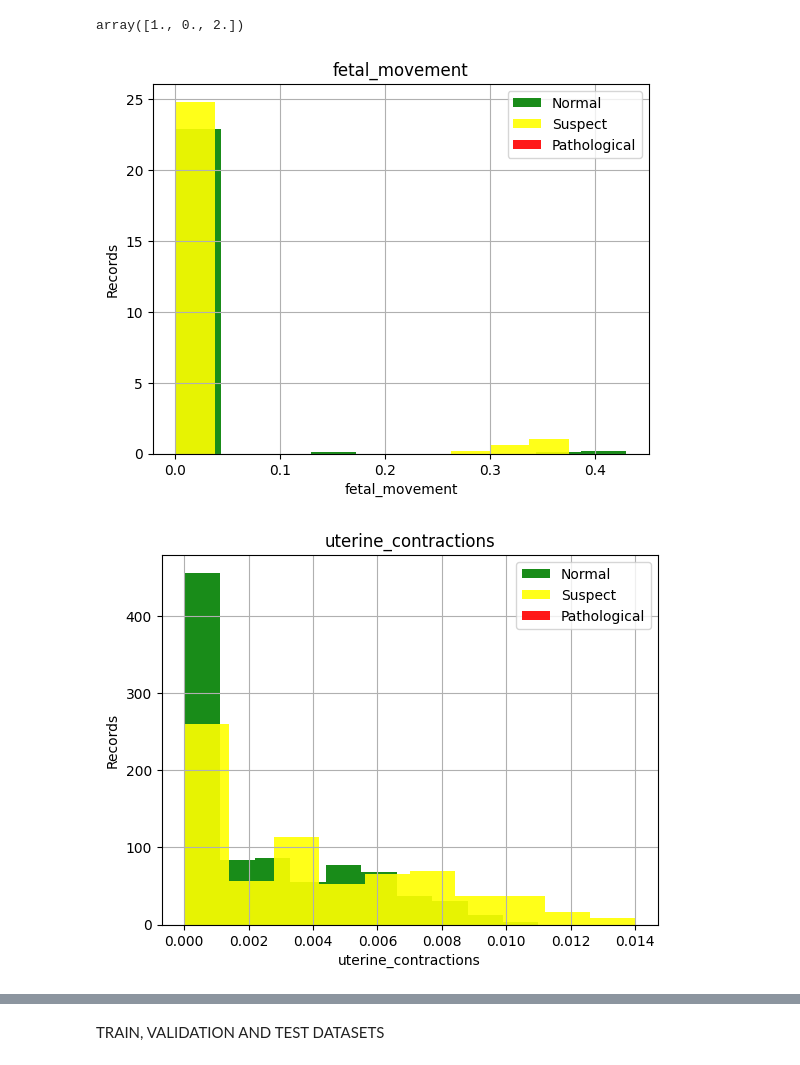
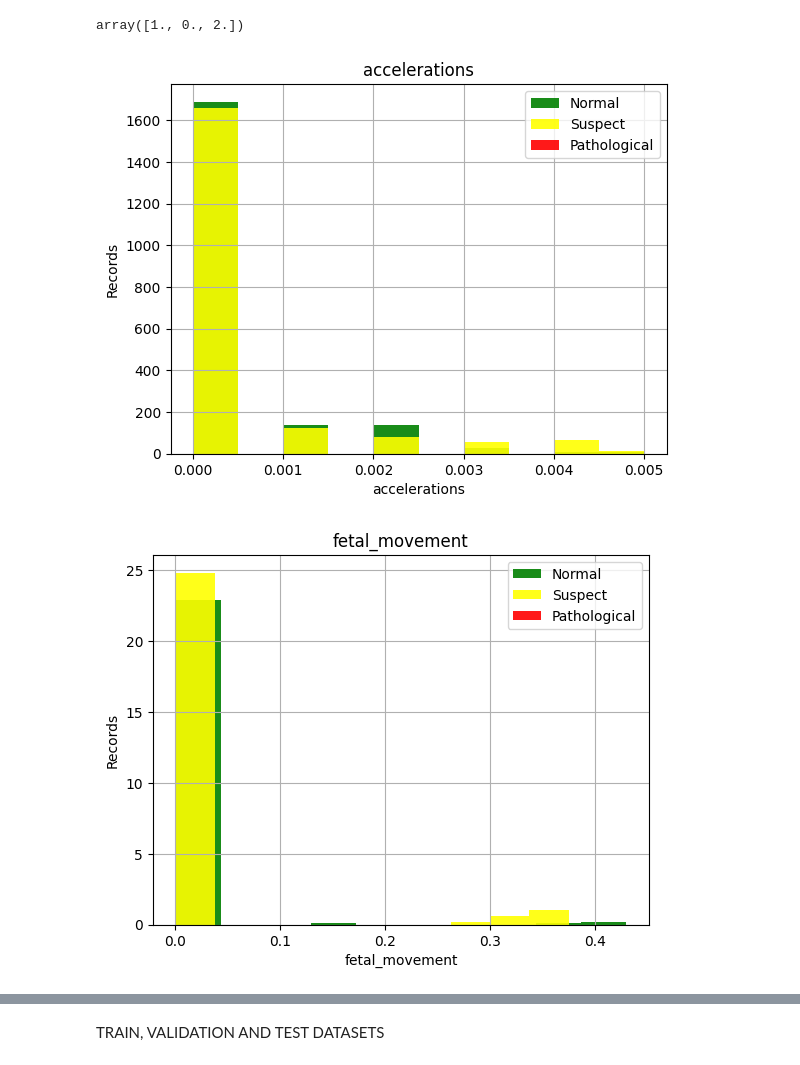
Before and after one commit to hilalkilic1/ML, a Jupyter notebook: Fetal_Health.ipynb, the cells around one changed output, grey strips where cells are left out. Cells and saved outputs as stored; diff of their text form; code cells hidden in the pictures.

```diff
--- a/Fetal_Health.ipynb
+++ b/Fetal_Health.ipynb
@@ -44,16 +44,16 @@ df['fetal_health'].unique()
 # %% [output]
 array([1., 0., 2.])
 # %%
-for label in cols[1:-1]:
+for label in df.columns:
   plt.hist(df[df['fetal_health']==1][label], color = "green", label = "Normal", alpha = 0.9, density = True)
   plt.hist(df[df['fetal_health']==2][label], color = "yellow", label = "Suspect", alpha = 0.9, density = True)
   plt.hist(df[df['fetal_health']==3][label], color = "red", label = "Pathological", alpha = 0.9, density = True)
   plt.xlabel(label)
   plt.ylabel("Records")
   plt.title(label)
   plt.legend()
   plt.grid()
   plt.show()
 # %% [output]
-[figure, old version]
+[figure, new version]
-[figure, old version]
+[figure, new version]
```
Also changed, not shown: parts of 11 cells of this notebook.
